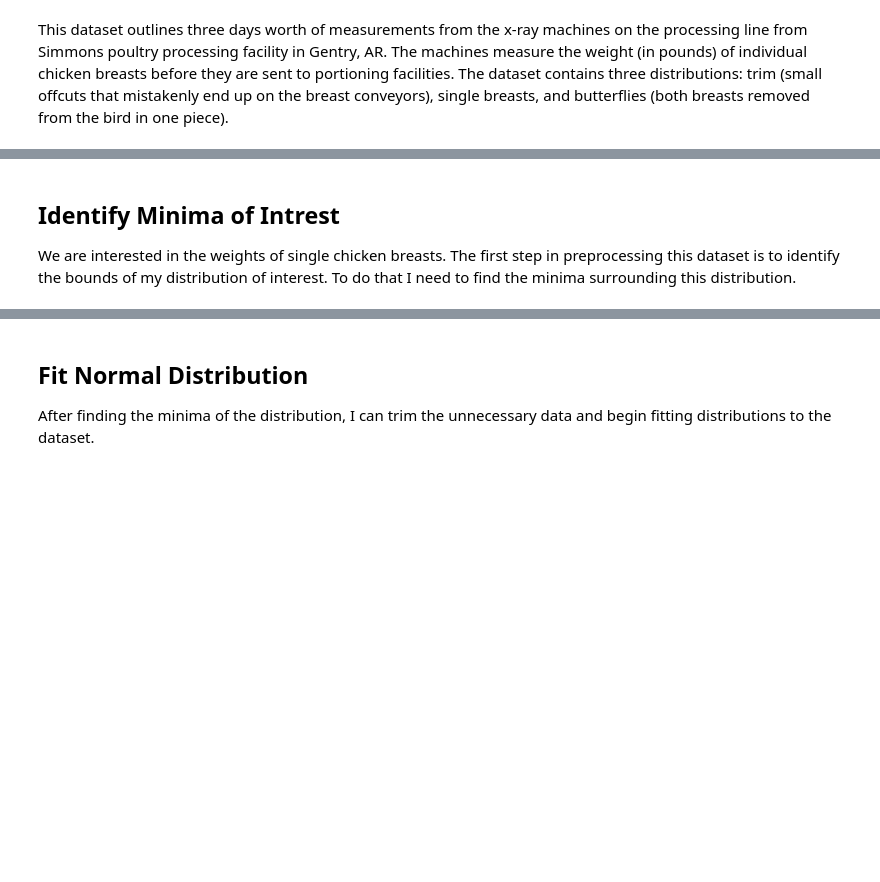
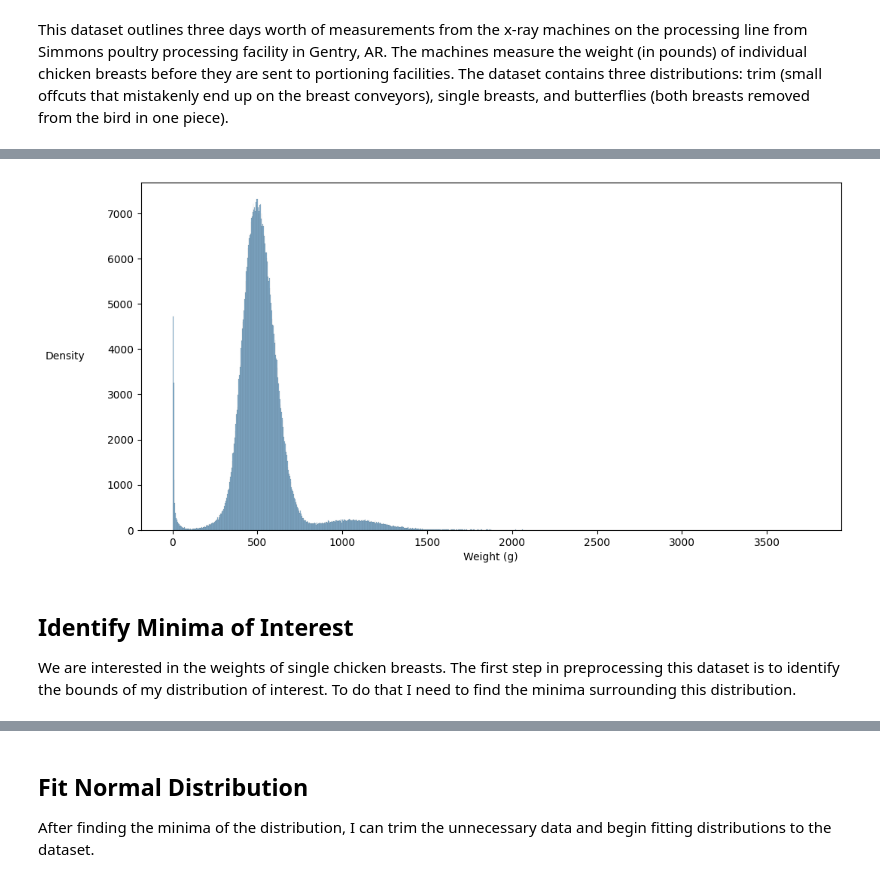
Before and after one commit to laurenjones08/simmons-portioning-tool, a Jupyter notebook: showcase-presentations/showcase_pres_2.ipynb, the cells around one changed output, grey strips where cells are left out. Cells and saved outputs as stored; diff of their text form; code cells hidden in the pictures; blank space fills up the shorter version.

```diff
--- a/showcase-presentations/showcase_pres_2.ipynb
+++ b/showcase-presentations/showcase_pres_2.ipynb
@@ -22,6 +21,7 @@ from scipy.optimize import minimize
 # %%
 # ingest data
-df = pd.DataFrame(pd.read_csv('data/piecewise_data1.csv'))
+df = pd.DataFrame(pd.read_csv('C:/Users/evanb/Documents/GitHub/simmons-portioning-tool/data/piecewise_data1.csv'))
 df[['Weight (g)']] = df[['Weight (lb)']] * 453.592 # convert lbs to grams
 x = df[['Weight (g)']].values
+print("num records: ", df.shape[0])
 df.head()
@@ -28,12 +36,15 @@ df.head()
 # %%
 plt.figure(figsize=(12, 6))
-sns.histplot(x, color='blue')
+sns.histplot(x, color='steelblue')
 
 plt.xlabel("Weight (g)")
-plt.ylabel("Density")
+plt.ylabel("Density", rotation=0, labelpad=40, va='center')
+plt.legend().remove()
 plt.show()
+# %% [output]
+[figure, added]
 # %% [markdown]
-## Identify Minima of Intrest
+## Identify Minima of Interest
 We are interested in the weights of single chicken breasts. The first step in preprocessing this dataset is to identify the bounds of my distribution of interest. To do that I need to find the minima surrounding this distribution.
 # %%
 plt.figure(figsize=(12, 6))
```
Also changed, not shown: parts of 21 cells of this notebook.
